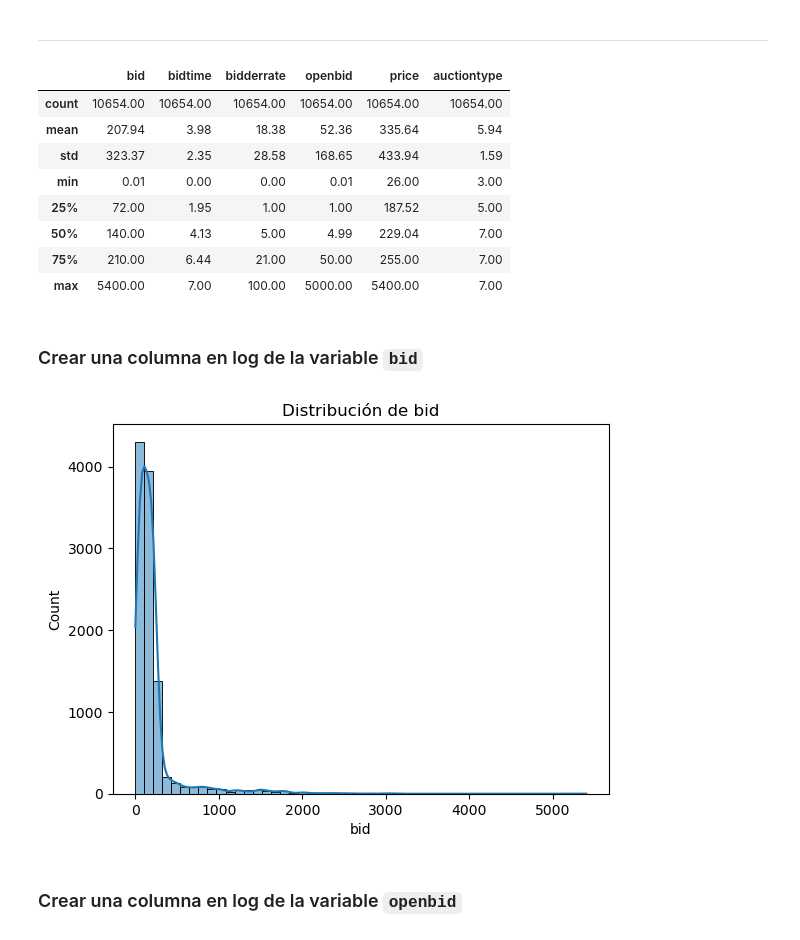
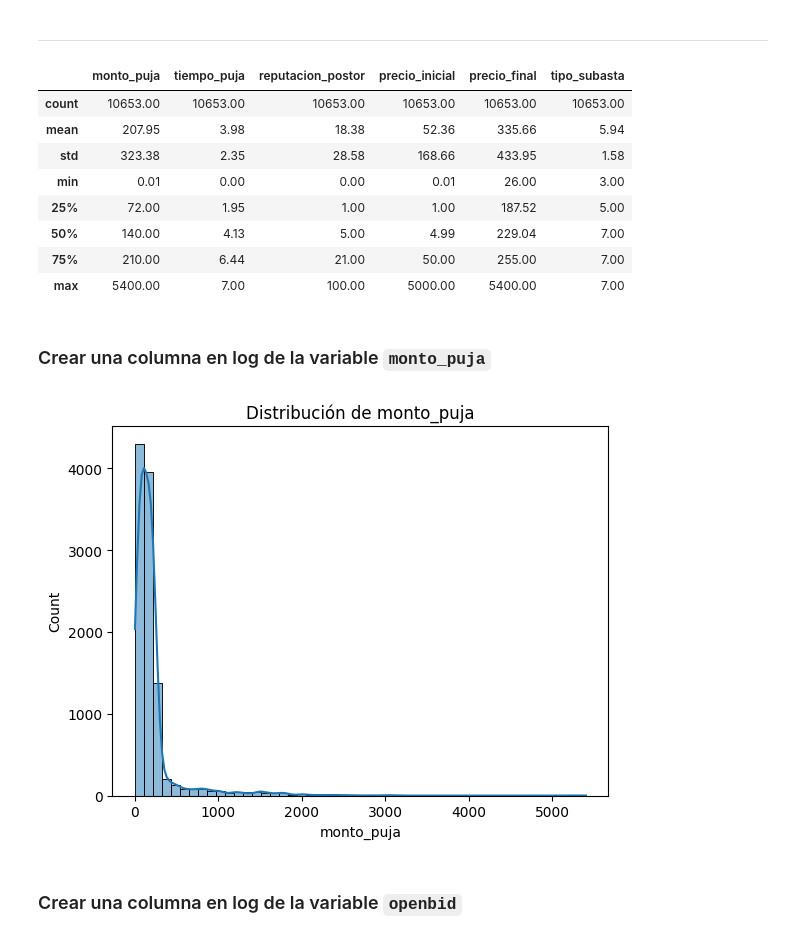
Before and after one commit to JeanetteLeon/tarea_2_despliegue_modelo_ML_como_API, a Jupyter notebook: notebooks/Modelos_de_subasta.ipynb, the cells around one changed output. Cells and saved outputs as stored; diff of their text form; code cells hidden in the pictures.

```diff
--- a/notebooks/Modelos_de_subasta.ipynb
+++ b/notebooks/Modelos_de_subasta.ipynb
@@ -8,25 +8,18 @@ import pandas as pd
 import matplotlib.pyplot as plt
 import seaborn as sns
 # %%
-# Ruta del archivo
-ruta = './Datos/ebay.csv'
+df = pd.read_csv("../data/ebay.csv")
 
-# Definir los nombres de las columnas
-columnas = [
-    'auctionid',    # ID de subasta
-    'bid',          # Monto de la puja
-    'bidtime',      # Tiempo desde el inicio de la subasta
-    'bidder',       # Nombre del postor
-    'bidderrate',   # Reputación del postor
-    'openbid',      # Precio inicial
-    'price',        # Precio final de la subasta
-    'item',         # Tipo de producto
-    'auctiontype'   # Tipo de subasta
-]
-
-# Cargar el CSV con encabezados definidos
-df = pd.read_csv(ruta, header=None, names=columnas)
-
-# Ver los primeros registros
+df = df.rename(columns={
+    df.columns[0]: 'id_subasta',
+    df.columns[1]: 'monto_puja',
+    df.columns[2]: 'tiempo_puja',
+    df.columns[3]: 'user_postor',
+    df.columns[4]: 'reputacion_postor',
+    df.columns[5]: 'precio_inicial',
+    df.columns[6]: 'precio_final',
+    df.columns[7]: 'producto',
+    df.columns[8]: 'tipo_subasta'
+})
 df
 # %% [output]
@@ -73,6 +66,6 @@ auctiontype      int64
 dtype: object
 # %%
-df['auctionid'] = df['auctionid'].astype('category')
+df['id_subasta'] = df['id_subasta'].astype('category')
 # %%
 # Revisar tipos de datos
 df.dtypes
@@ -132,4 +125,4 @@ df.describe().round(2)
 # %%
-df['bidderrate'] = df['bidderrate'].clip(lower=0, upper=100)
+df['reputacion_postor'] = df['reputacion_postor'].clip(lower=0, upper=100)
 df
 # %% [output]
@@ -161,23 +154,23 @@ plt.show()
 # Estadísticas básicas
 df.describe().round(2)
 # %% [output]
-|  | bid | bidtime | bidderrate | openbid | price | auctiontype |
-| count | 10654.00 | 10654.00 | 10654.00 | 10654.00 | 10654.00 | 10654.00 |
-| mean | 207.94 | 3.98 | 18.38 | 52.36 | 335.64 | 5.94 |
-| std | 323.37 | 2.35 | 28.58 | 168.65 | 433.94 | 1.59 |
+|  | monto_puja | tiempo_puja | reputacion_postor | precio_inicial | precio_final | tipo_subasta |
+| count | 10653.00 | 10653.00 | 10653.00 | 10653.00 | 10653.00 | 10653.00 |
+| mean | 207.95 | 3.98 | 18.38 | 52.36 | 335.66 | 5.94 |
+| std | 323.38 | 2.35 | 28.58 | 168.66 | 433.95 | 1.58 |
 | min | 0.01 | 0.00 | 0.00 | 0.01 | 26.00 | 3.00 |
 | 25% | 72.00 | 1.95 | 1.00 | 1.00 | 187.52 | 5.00 |
 | 50% | 140.00 | 4.13 | 5.00 | 4.99 | 229.04 | 7.00 |
 | 75% | 210.00 | 6.44 | 21.00 | 50.00 | 255.00 | 7.00 |
 | max | 5400.00 | 7.00 | 100.00 | 5000.00 | 5400.00 | 7.00 |
 # %% [markdown]
-### Crear una columna en log de la variable ``bid``
+### Crear una columna en log de la variable ``monto_puja``
 # %%
 # Visualizar distribución
-sns.histplot(df['bid'], bins=50, kde=True)
-plt.title('Distribución de bid')
+sns.histplot(df['monto_puja'], bins=50, kde=True)
+plt.title('Distribución de monto_puja')
 plt.show()
 # %% [output]
-[figure, old version]
+[figure, new version]
 # %%
 # Capping a un máximo (ej: 1000) o transformar
```
Also changed, not shown: parts of 52 cells of this notebook, 1 other file.
